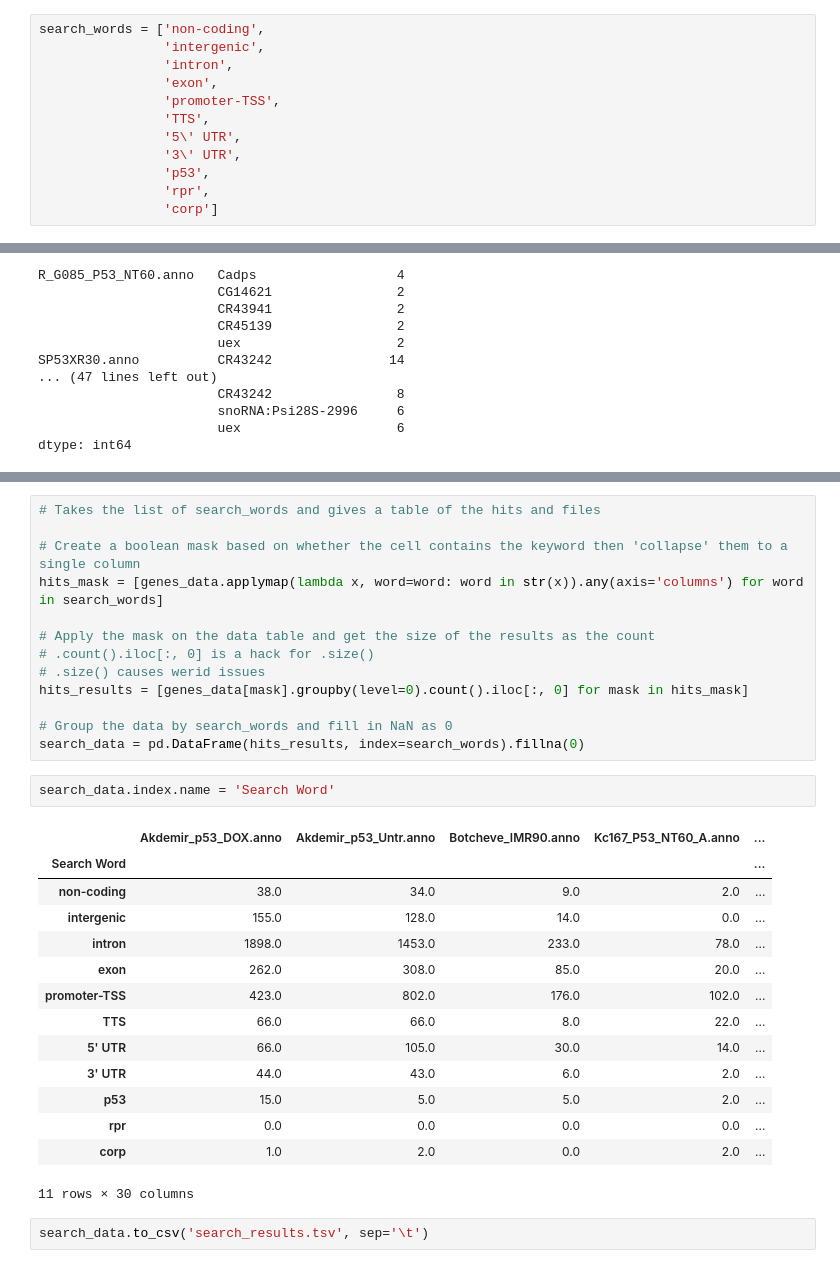
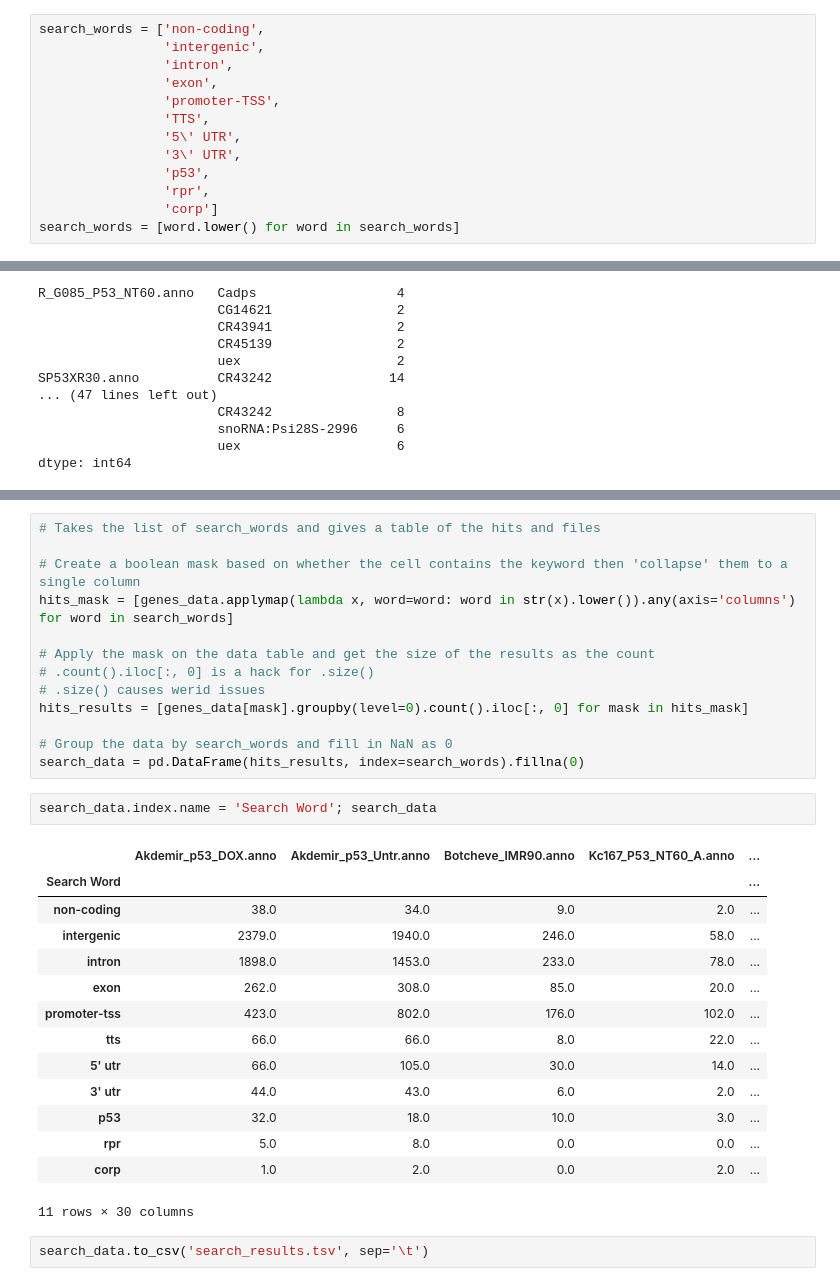
Before and after one commit to f0lie/genes, a Jupyter notebook: notebook.ipynb, the cells around one changed output, grey strips where cells are left out. Drawn from its saved outputs; the diff is of its cells as text.

Commit message:
case insensitive searches

```diff
--- a/notebook.ipynb
+++ b/notebook.ipynb
@@ -33,6 +33,7 @@ search_words = ['non-coding',
                 'p53',
                 'rpr',
                 'corp']
+search_words = [word.lower() for word in search_words]
 # %%
 files = glob.glob('data/*.anno')
 genes = [read_csv(f, sep='\t') for f in files]
@@ -88,7 +89,7 @@ genes_data[genes_data['Gene Name'].str.contains('CDKN1A', na=False)]
 # Takes the list of search_words and gives a table of the hits and files
 
 # Create a boolean mask based on whether the cell contains the keyword then 'collapse' them to a single column
-hits_mask = [genes_data.applymap(lambda x, word=word: word in str(x)).any(axis='columns') for word in search_words]
+hits_mask = [genes_data.applymap(lambda x, word=word: word in str(x).lower()).any(axis='columns') for word in search_words]
 
 # Apply the mask on the data table and get the size of the results as the count
 # .count().iloc[:, 0] is a hack for .size()
@@ -98,20 +99,20 @@ hits_results = [genes_data[mask].groupby(level=0).count().iloc[:, 0] for mask in
 # Group the data by search_words and fill in NaN as 0
 search_data = pd.DataFrame(hits_results, index=search_words).fillna(0)
 # %%
-search_data.index.name = 'Search Word'
+search_data.index.name = 'Search Word'; search_data
 # %% [output]
 |  | Akdemir_p53_DOX.anno | Akdemir_p53_Untr.anno | Botcheve_IMR90.anno | Kc167_P53_NT60_A.anno | ... |
 | Search Word |  |  |  |  | ... |
 | non-coding | 38.0 | 34.0 | 9.0 | 2.0 | ... |
-| intergenic | 155.0 | 128.0 | 14.0 | 0.0 | ... |
+| intergenic | 2379.0 | 1940.0 | 246.0 | 58.0 | ... |
 | intron | 1898.0 | 1453.0 | 233.0 | 78.0 | ... |
 | exon | 262.0 | 308.0 | 85.0 | 20.0 | ... |
-| promoter-TSS | 423.0 | 802.0 | 176.0 | 102.0 | ... |
-| TTS | 66.0 | 66.0 | 8.0 | 22.0 | ... |
-| 5' UTR | 66.0 | 105.0 | 30.0 | 14.0 | ... |
-| 3' UTR | 44.0 | 43.0 | 6.0 | 2.0 | ... |
-| p53 | 15.0 | 5.0 | 5.0 | 2.0 | ... |
-| rpr | 0.0 | 0.0 | 0.0 | 0.0 | ... |
+| promoter-tss | 423.0 | 802.0 | 176.0 | 102.0 | ... |
+| tts | 66.0 | 66.0 | 8.0 | 22.0 | ... |
+| 5' utr | 66.0 | 105.0 | 30.0 | 14.0 | ... |
+| 3' utr | 44.0 | 43.0 | 6.0 | 2.0 | ... |
+| p53 | 32.0 | 18.0 | 10.0 | 3.0 | ... |
+| rpr | 5.0 | 8.0 | 0.0 | 0.0 | ... |
 | corp | 1.0 | 2.0 | 0.0 | 2.0 | ... |
 11 rows × 30 columns
 # %%
```
Also changed, not shown: 1 other file.
